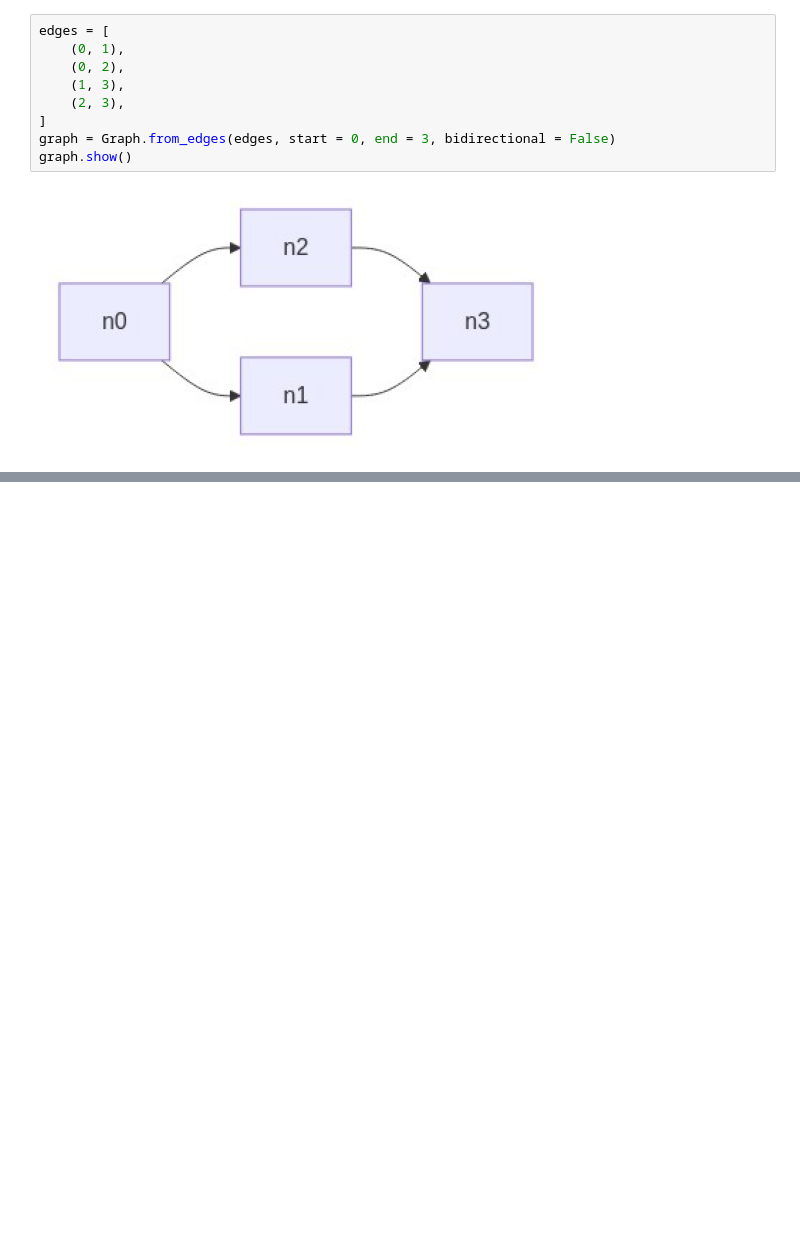
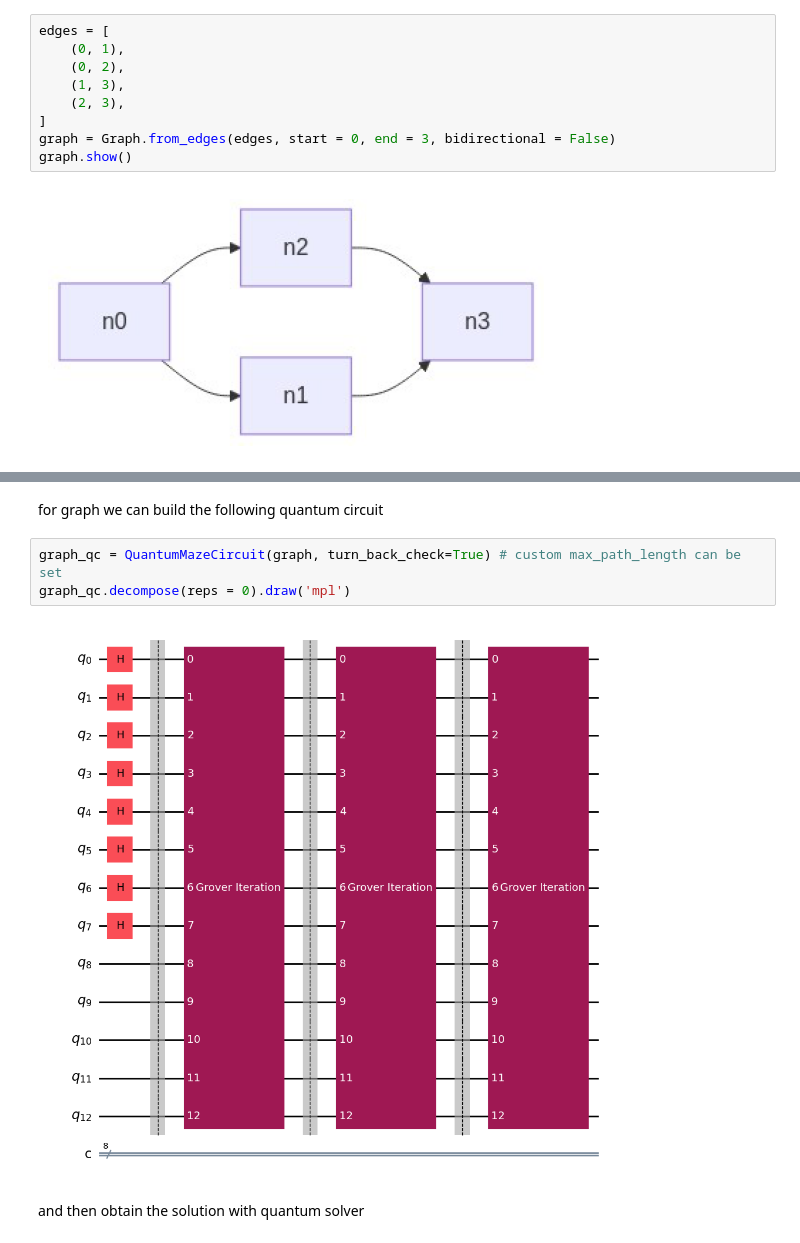
Before and after one commit to 1ngVG-QCCE/QuantumMazeSolver, a Jupyter notebook: maze_solver.ipynb, the cells around one changed output, grey strips where cells are left out. Cells and saved outputs as stored; diff of their text form; blank space fills up the shorter version.

```diff
--- a/maze_solver.ipynb
+++ b/maze_solver.ipynb
@@ -129,0 +142,9 @@ maze.show(classical_solver.solve(maze))
+# %% [markdown]
+for graph we can build the following quantum circuit
+# %%
+graph_qc = QuantumMazeCircuit(graph, turn_back_check=True) # custom max_path_length can be set
+graph_qc.decompose(reps = 0).draw('mpl')
+# %% [output]
+[figure, added]
+# %% [markdown]
+and then obtain the solution with quantum solver
```
Also changed, not shown: parts of 40 cells of this notebook, 1 other file.
